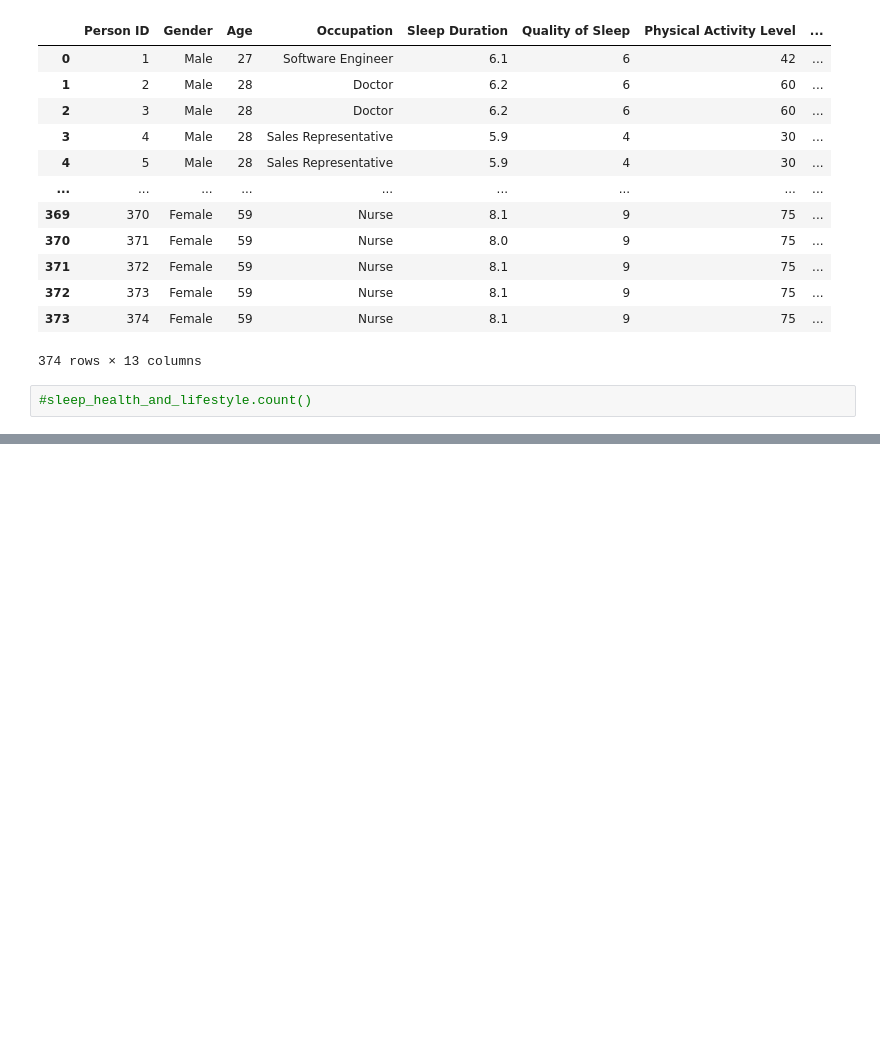
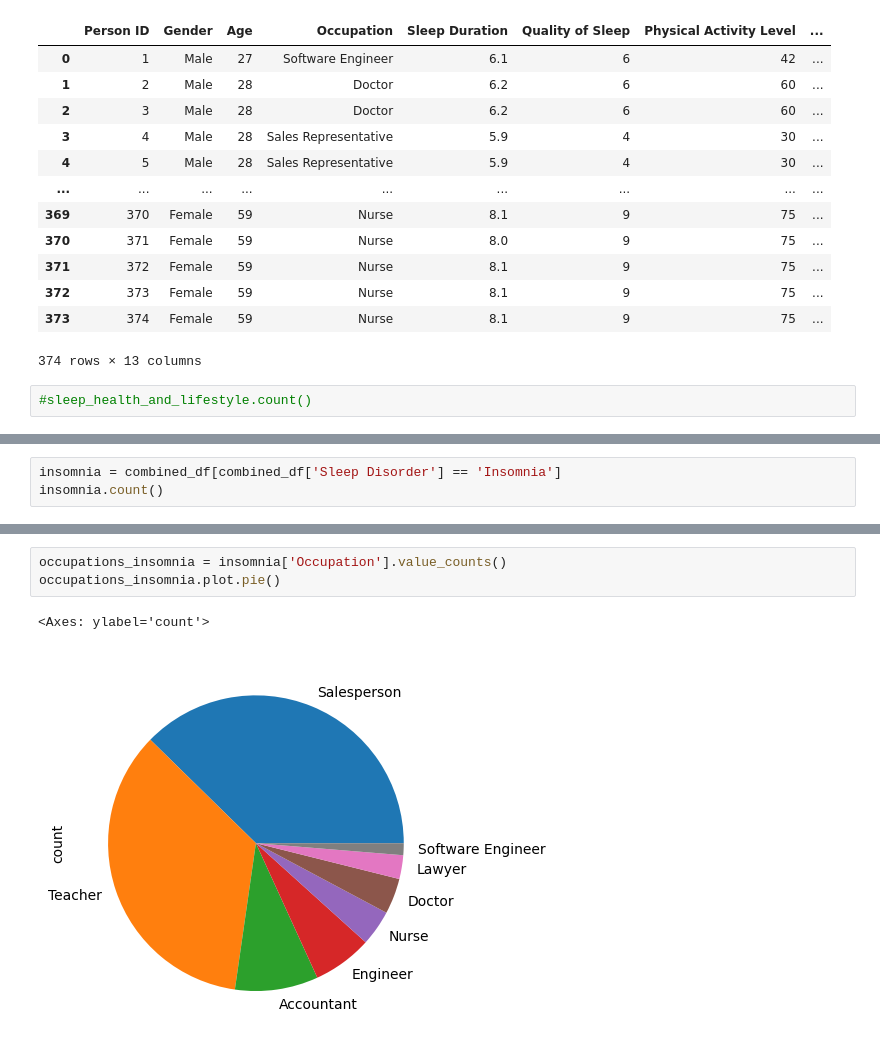
Before and after one commit to bthomasw/project1, a Jupyter notebook: Sleep_Analysis2.ipynb, the cells around one changed output, grey strips where cells are left out. Saved outputs shown, nothing was run; the diff lists cells and outputs as text; blank space fills up the shorter version.

```diff
--- a/Sleep_Analysis2.ipynb
+++ b/Sleep_Analysis2.ipynb
@@ -57,0 +169,3 @@ dtype: int64
+# %%
+insomnia = combined_df[combined_df['Sleep Disorder'] == 'Insomnia']
+insomnia.count()
@@ -57,0 +193,6 @@ dtype: int64
+# %%
+occupations_insomnia = insomnia['Occupation'].value_counts()
+occupations_insomnia.plot.pie()
+# %% [output]
+<Axes: ylabel='count'>
+[figure, added]
```
Also changed, not shown: parts of 28 cells of this notebook, 4 other files.
